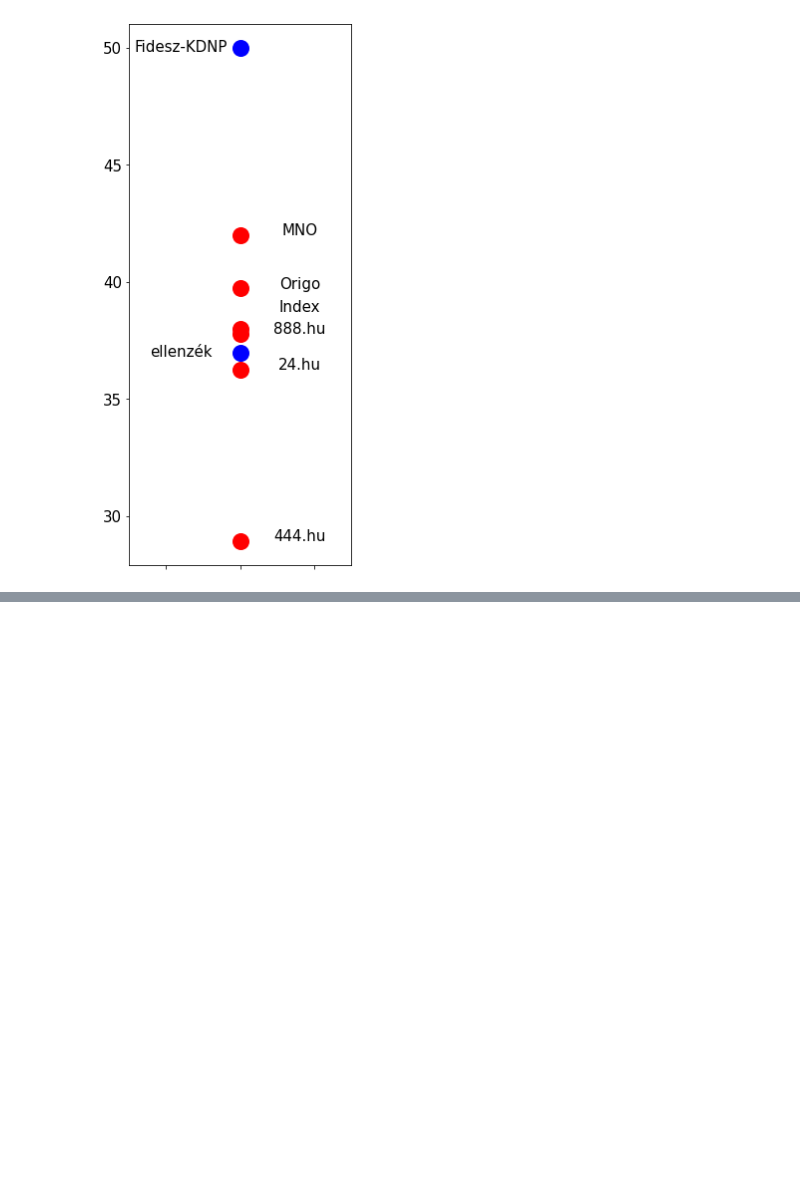
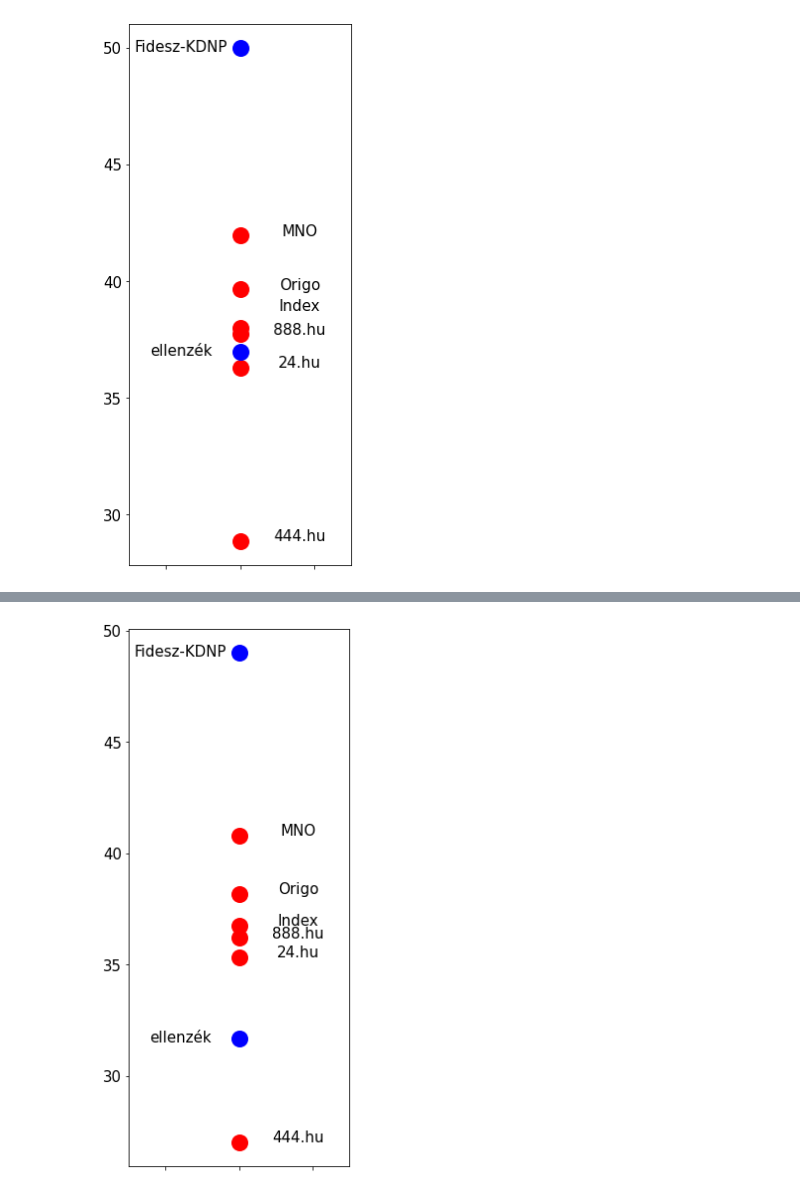
Before and after one commit to adamvig96/media-parliament-scaling, a Jupyter notebook: code/GS-model.ipynb, the cells around one changed output, grey strips where cells are left out. Saved outputs shown, nothing was run; the diff lists cells and outputs as text; code cells hidden in the pictures; blank space fills up the shorter version.

```diff
--- a/code/GS-model.ipynb
+++ b/code/GS-model.ipynb
@@ -437,0 +543,11 @@ pred.to_latex("GS-media-pred.tex")
+# %%
+freq = pd.read_csv(data_out + "frequency_of_phrases_media.csv").rename(
+    columns={"doc_id": "name"}
+)
+p_a_b = pd.read_csv(data_out + "phrase_intercept_slope_v2.csv")
+
+# BUT compare to original
+yc = pd.read_csv(data_out + "yc.csv",index_col=0)
+
+# not origal
+yc = pd.read_csv(data_out + "yc_pred.csv",index_col=0)
@@ -437,0 +587,56 @@ pred.to_latex("GS-media-pred.tex")
+# %%
+fig, ax = plt.subplots(figsize=(4, 10))
+ax.plot(
+    np.zeros_like(pred["y_hat"].iloc[:6]),
+    pred["y_hat"].iloc[:6],
+    "o",
+    markersize=15,
+    markeredgewidth=2,
+    markeredgecolor="r",
+    markerfacecolor="r",
+)
+
+ax.plot(
+    np.zeros_like(pred["y_hat"].iloc[6:]),
+    pred["y_hat"].iloc[6:],
+    "o",
+    markersize=15,
+    markeredgewidth=2,
+    markeredgecolor="b",
+    markerfacecolor="b",
+)
+plt.xlim([-3,3])
+ax.set_xticklabels([])
+ax.tick_params(labelsize=15)
+
+for i, txt in enumerate(pred["name"].iloc[:6]):
+    ax.annotate(
+        txt,
+        (np.zeros_like(pred["y_hat"])[i], pred["y_hat"][i]),
+        xytext=(np.zeros_like(pred["y_hat"])[i] + 1.6, pred["y_hat"][i]),
+        ha="center",
+        size=15,
+    )
+
+ax.annotate(
+    pred["name"][6],
+    (np.zeros_like(pred["y_hat"])[6], pred["y_hat"][6]),
+    xytext=(np.zeros_like(pred["y_hat"])[6] -1.6 , pred["y_hat"][6]-0.15),
+    ha="center",
+    size=15,
+)
+
+ax.annotate(
+    pred["name"][7],
+    (np.zeros_like(pred["y_hat"])[7], pred["y_hat"][7]),
+    xytext=(np.zeros_like(pred["y_hat"])[7] - 1.6, pred["y_hat"][7]-0.15),
+    ha="center",
+    size=15
+)
+
+# plt.title("Predicted ideology of media outlets, and reference scores of the two sides",fontsize = 15)
+
+plt.savefig("/".join(data_out.split("/")[:-3]) + "/figures/GS-scaling-media-v2.png")
+plt.show()
+# %% [output]
+[figure, added]
```
Also changed, not shown: parts of 28 cells of this notebook, 14 other files.
